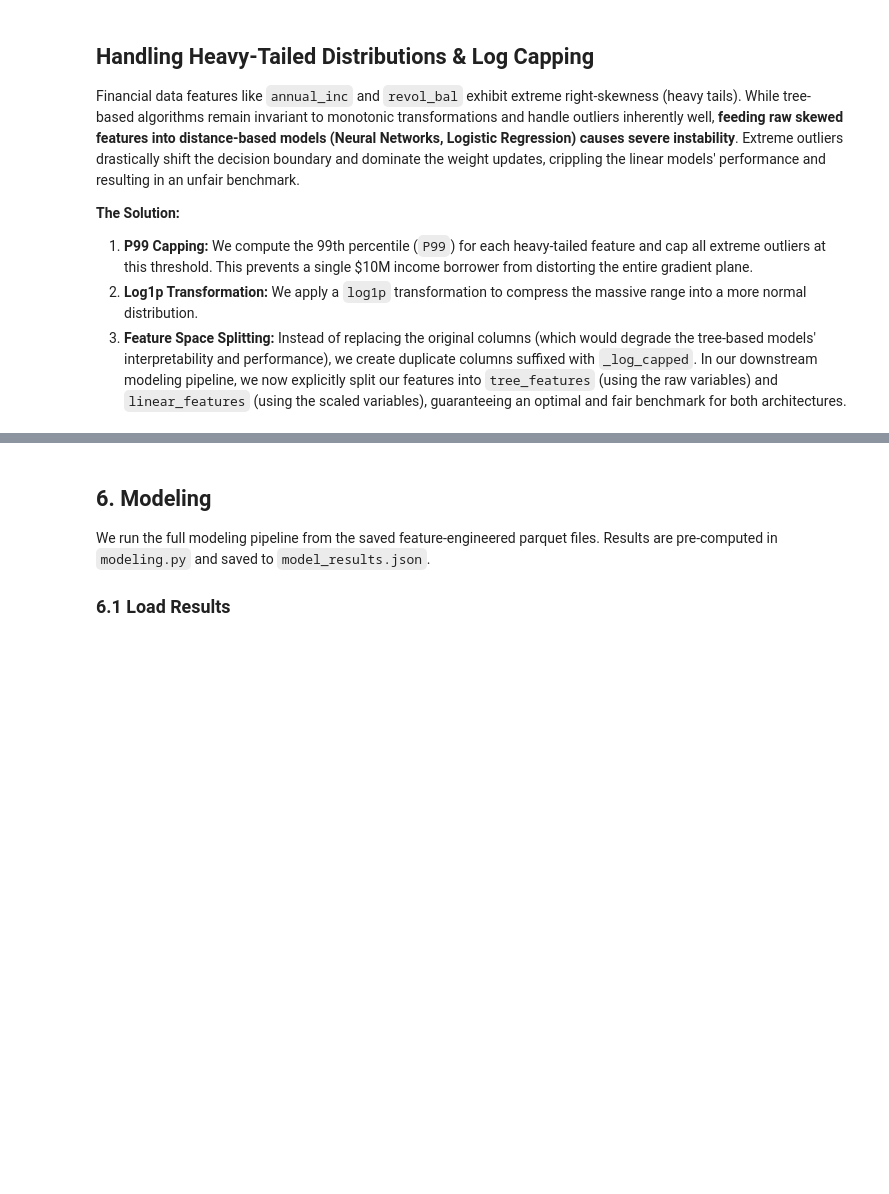
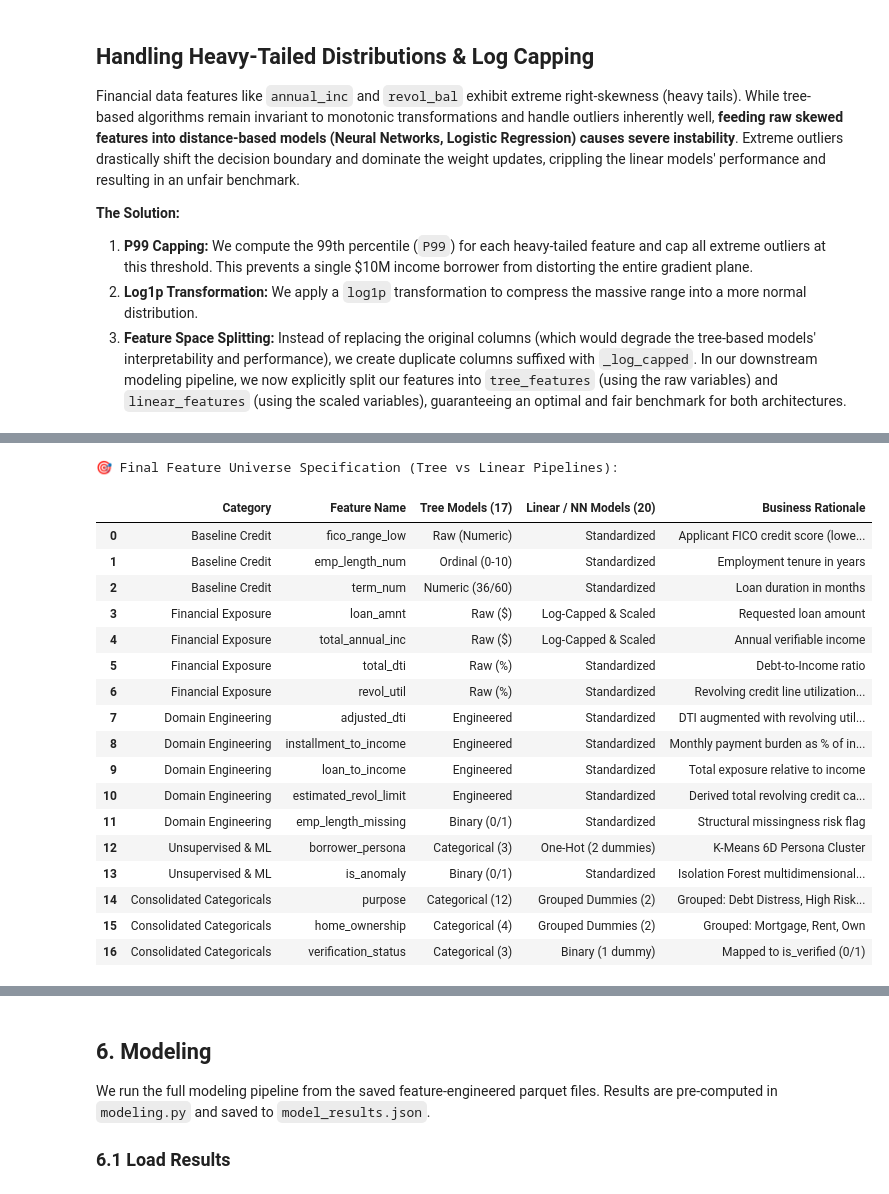
Before and after one commit to YonatanGafri/lending-club-mlops, a Jupyter notebook: Lending_Club_Project_Semifinal.ipynb, the cells around one changed output, grey strips where cells are left out. Drawn from its saved outputs; the diff is of its cells as text; code cells hidden in the pictures; blank space fills up the shorter version.

Commit message:
Complete Chapter 4 Feature Engineering & Chapter 5 Train/Val/Test Partitioning and Scaling

```diff
--- a/Lending_Club_Project_Semifinal.ipynb
+++ b/Lending_Club_Project_Semifinal.ipynb
@@ -988,0 +1381,54 @@ print(f"Created log-capped features for linear models: {[f'{c}_log_capped' for c
+# %%
+import pandas as pd
+from IPython.display import display
+
+features_data = [
+    ("Baseline Credit", "fico_range_low", "Raw (Numeric)", "Standardized", "Applicant FICO credit score (lower band)"),
+    ("Baseline Credit", "emp_length_num", "Ordinal (0-10)", "Standardized", "Employment tenure in years"),
+    ("Baseline Credit", "term_num", "Numeric (36/60)", "Standardized", "Loan duration in months"),
+
+    ("Financial Exposure", "loan_amnt", "Raw ($)", "Log-Capped & Scaled", "Requested loan amount"),
+    ("Financial Exposure", "total_annual_inc", "Raw ($)", "Log-Capped & Scaled", "Annual verifiable income"),
+    ("Financial Exposure", "total_dti", "Raw (%)", "Standardized", "Debt-to-Income ratio"),
+    ("Financial Exposure", "revol_util", "Raw (%)", "Standardized", "Revolving credit line utilization rate"),
+
+    ("Domain Engineering", "adjusted_dti", "Engineered", "Standardized", "DTI augmented with revolving utilization"),
+    ("Domain Engineering", "installment_to_income", "Engineered", "Standardized", "Monthly payment burden as % of income"),
+    ("Domain Engineering", "loan_to_income", "Engineered", "Standardized", "Total exposure relative to income"),
+    ("Domain Engineering", "estimated_revol_limit", "Engineered", "Standardized", "Derived total revolving credit capacity"),
+    ("Domain Engineering", "emp_length_missing", "Binary (0/1)", "Standardized", "Structural missingness risk flag"),
+
+    ("Unsupervised & ML", "borrower_persona", "Categorical (3)", "One-Hot (2 dummies)", "K-Means 6D Persona Cluster"),
+    ("Unsupervised & ML", "is_anomaly", "Binary (0/1)", "Standardized", "Isolation Forest multidimensional outlier flag"),
+
+    ("Consolidated Categoricals", "purpose", "Categorical (12)", "Grouped Dummies (2)", "Grouped: Debt Distress, High Risk Business, Lifestyle"),
+    ("Consolidated Categoricals", "home_ownership", "Categorical (4)", "Grouped Dummies (2)", "Grouped: Mortgage, Rent, Own"),
+    ("Consolidated Categoricals", "verification_status", "Categorical (3)", "Binary (1 dummy)", "Mapped to is_verified (0/1)")
+]
+
+feature_summary_df = pd.DataFrame(features_data, columns=[
+    "Category", "Feature Name", "Tree Models (17)", "Linear / NN Models (20)", "Business Rationale"
+])
+
+print("🎯 Final Feature Universe Specification (Tree vs Linear Pipelines):")
+display(feature_summary_df)
+# %% [output]
+🎯 Final Feature Universe Specification (Tree vs Linear Pipelines):
+|  | Category | Feature Name | Tree Models (17) | Linear / NN Models (20) | Business Rationale |
+| 0 | Baseline Credit | fico_range_low | Raw (Numeric) | Standardized | Applicant FICO credit score (lowe... |
+| 1 | Baseline Credit | emp_length_num | Ordinal (0-10) | Standardized | Employment tenure in years |
+| 2 | Baseline Credit | term_num | Numeric (36/60) | Standardized | Loan duration in months |
+| 3 | Financial Exposure | loan_amnt | Raw ($) | Log-Capped & Scaled | Requested loan amount |
+| 4 | Financial Exposure | total_annual_inc | Raw ($) | Log-Capped & Scaled | Annual verifiable income |
+| 5 | Financial Exposure | total_dti | Raw (%) | Standardized | Debt-to-Income ratio |
+| 6 | Financial Exposure | revol_util | Raw (%) | Standardized | Revolving credit line utilization... |
+| 7 | Domain Engineering | adjusted_dti | Engineered | Standardized | DTI augmented with revolving util... |
+| 8 | Domain Engineering | installment_to_income | Engineered | Standardized | Monthly payment burden as % of in... |
+| 9 | Domain Engineering | loan_to_income | Engineered | Standardized | Total exposure relative to income |
+| 10 | Domain Engineering | estimated_revol_limit | Engineered | Standardized | Derived total revolving credit ca... |
+| 11 | Domain Engineering | emp_length_missing | Binary (0/1) | Standardized | Structural missingness risk flag |
+| 12 | Unsupervised & ML | borrower_persona | Categorical (3) | One-Hot (2 dummies) | K-Means 6D Persona Cluster |
+| 13 | Unsupervised & ML | is_anomaly | Binary (0/1) | Standardized | Isolation Forest multidimensional... |
+| 14 | Consolidated Categoricals | purpose | Categorical (12) | Grouped Dummies (2) | Grouped: Debt Distress, High Risk... |
+| 15 | Consolidated Categoricals | home_ownership | Categorical (4) | Grouped Dummies (2) | Grouped: Mortgage, Rent, Own |
+| 16 | Consolidated Categoricals | verification_status | Categorical (3) | Binary (1 dummy) | Mapped to is_verified (0/1) |
```
Also changed, not shown: parts of 35 cells of this notebook, 4 other files.
